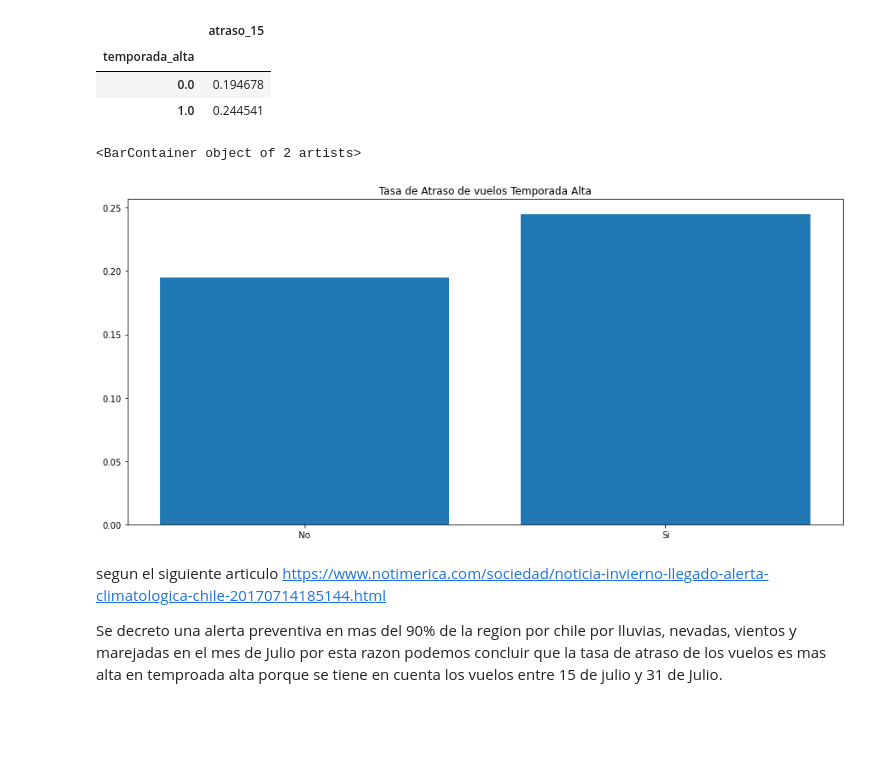
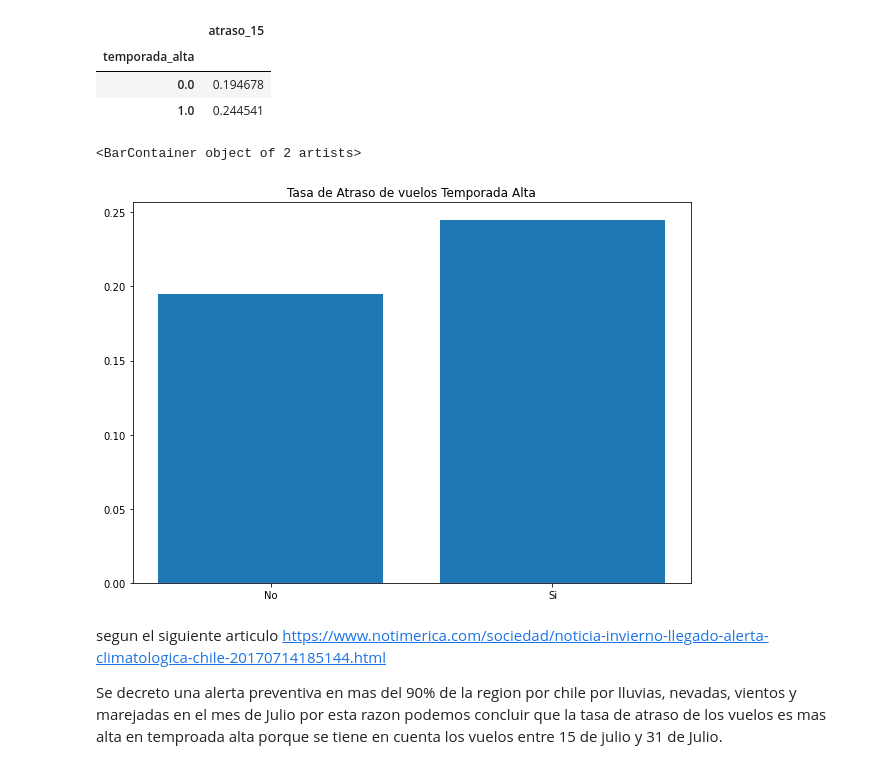
Before and after one commit to Danilo22m/Prueba-LATAM, a Jupyter notebook: solution.ipynb, the cells around one changed output. Saved outputs shown, nothing was run; the diff lists cells and outputs as text; code cells hidden in the pictures; blank space fills up the shorter version.

```diff
--- a/solution.ipynb
+++ b/solution.ipynb
@@ -475,12 +475,12 @@ base.pivot_table(index = "temporada_alta", values = "atraso_15")
 # %%
 temp = ["No", "Si"]
 valores= [0.194678, 0.244541]
-pyplot.figure(figsize=(15,7))
+pyplot.figure(figsize=(10,7))
 pyplot.title("Tasa de Atraso de vuelos Temporada Alta")
 pyplot.bar(temp, height=valores)
 # %% [output]
 <BarContainer object of 2 artists>
-[figure, old version]
+[figure, new version]
 # %% [markdown]
 segun el siguiente articulo https://www.notimerica.com/sociedad/noticia-invierno-llegado-alerta-climatologica-chile-20170714185144.html
 
```
Also changed, not shown: parts of 8 cells of this notebook.
